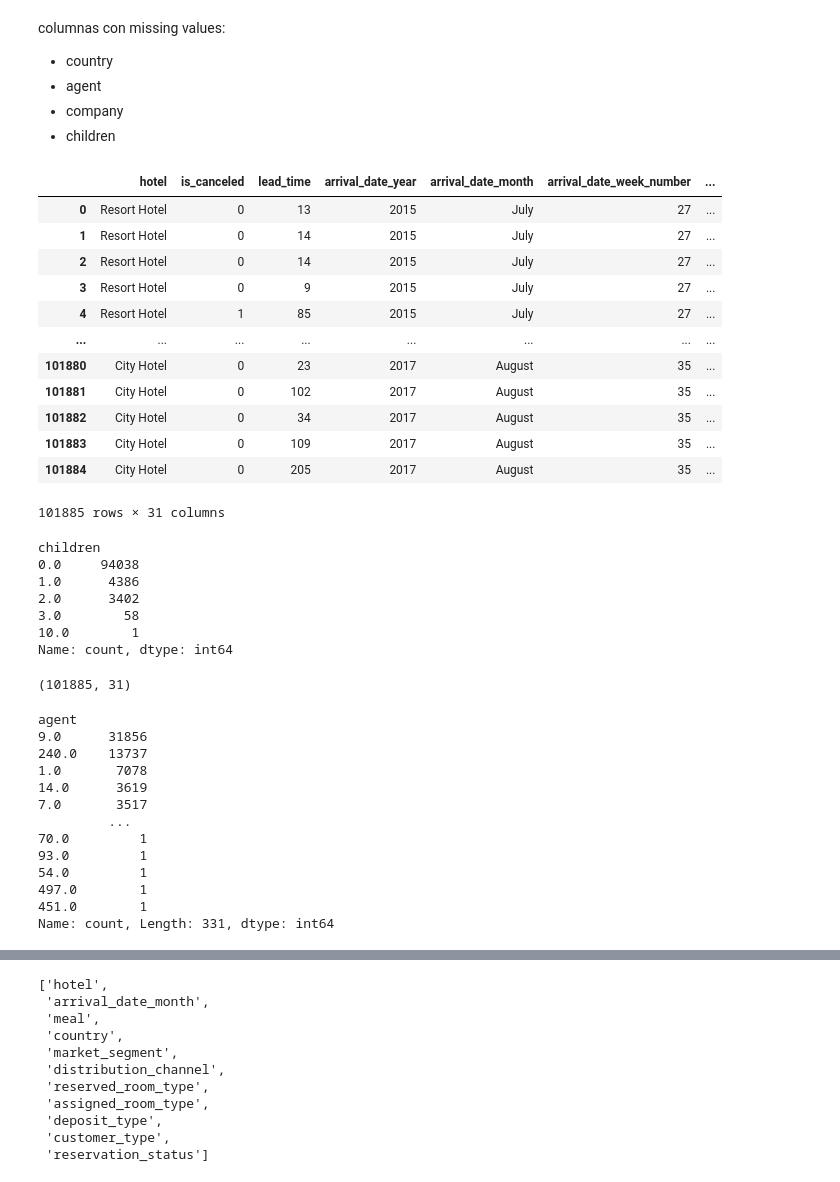
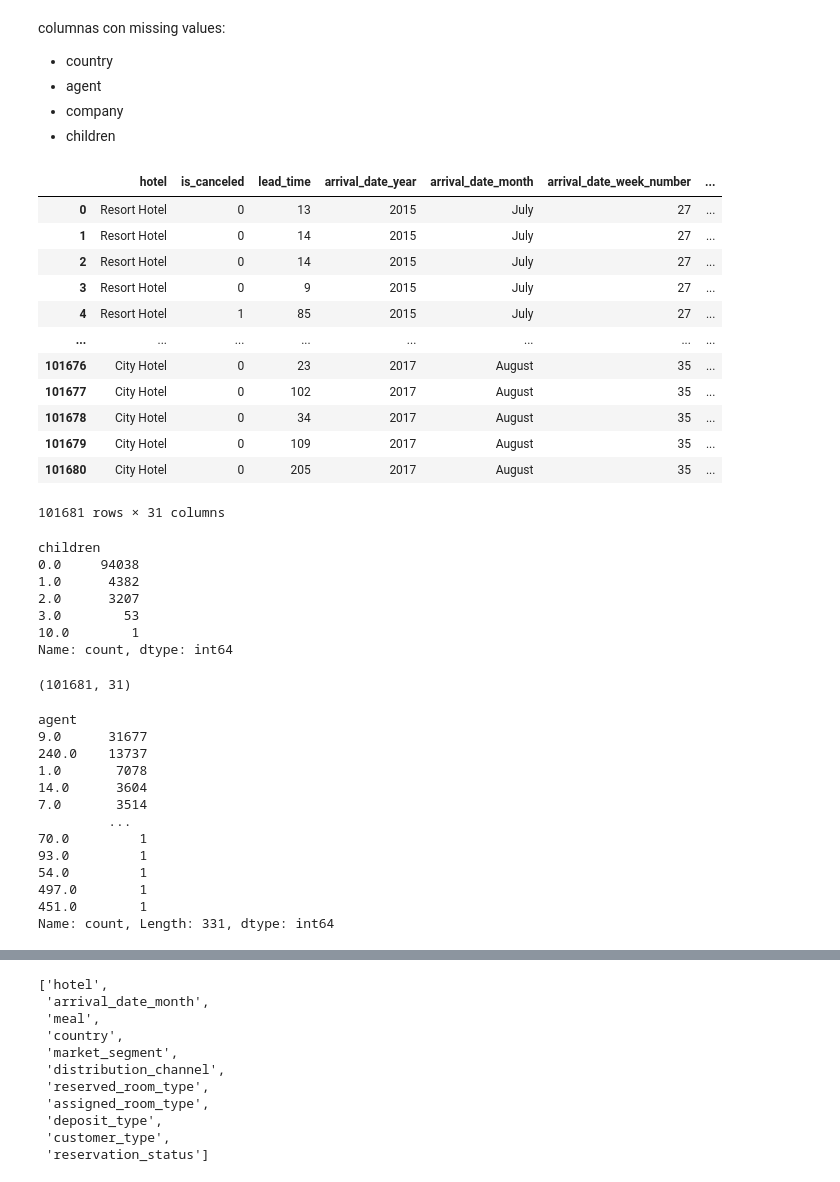
Before and after one commit to JohnChirinos/BI, a Jupyter notebook: Cancelaciones.ipynb, the cells around one changed output, grey strips where cells are left out. Cells and saved outputs as stored; diff of their text form; code cells hidden in the pictures.

Commit message:
eliminar niños sin adultos

```diff
--- a/Cancelaciones.ipynb
+++ b/Cancelaciones.ipynb
@@ -225,50 +225,51 @@ columnas con missing values:
 #rellenamos a chidren
 # %%
 df['agent'].value_counts()
-df = df[(df["agent"].notna())  & (df["country"].notna())  & (df["children"].notna()) & (df["adr"] > 0)  ]
+df = df[(df["agent"].notna())  & (df["country"].notna())  & (df["children"].notna()) & (df["adr"] > 0) & ~((df["children"] > 0) & (df["adults"] == 0))  ]
 # agregue adr porque tiene valores negativos en el describe y pues esta mal tener  un average en negativo  adr = Average Daily Rate
+# eliminamos reservas que solo tienen niños pero ningun adulto lo cual no tiene sentido
 df.reset_index(drop=True, inplace=True)
 # en este paso borramos todos los Nans que tenemos
 df
 # %% [output]
 |  | hotel | is_canceled | lead_time | arrival_date_year | arrival_date_month | arrival_date_week_number | ... |
 | 0 | Resort Hotel | 0 | 13 | 2015 | July | 27 | ... |
 | 1 | Resort Hotel | 0 | 14 | 2015 | July | 27 | ... |
 | 2 | Resort Hotel | 0 | 14 | 2015 | July | 27 | ... |
 | 3 | Resort Hotel | 0 | 9 | 2015 | July | 27 | ... |
 | 4 | Resort Hotel | 1 | 85 | 2015 | July | 27 | ... |
 | ... | ... | ... | ... | ... | ... | ... | ... |
-| 101880 | City Hotel | 0 | 23 | 2017 | August | 35 | ... |
-| 101881 | City Hotel | 0 | 102 | 2017 | August | 35 | ... |
-| 101882 | City Hotel | 0 | 34 | 2017 | August | 35 | ... |
-| 101883 | City Hotel | 0 | 109 | 2017 | August | 35 | ... |
-| 101884 | City Hotel | 0 | 205 | 2017 | August | 35 | ... |
+| 101676 | City Hotel | 0 | 23 | 2017 | August | 35 | ... |
+| 101677 | City Hotel | 0 | 102 | 2017 | August | 35 | ... |
+| 101678 | City Hotel | 0 | 34 | 2017 | August | 35 | ... |
+| 101679 | City Hotel | 0 | 109 | 2017 | August | 35 | ... |
+| 101680 | City Hotel | 0 | 205 | 2017 | August | 35 | ... |
-101885 rows × 31 columns
+101681 rows × 31 columns
 # %%
 df["children"].value_counts()
 # %% [output]
 children
 0.0     94038
-1.0      4386
-2.0      3402
-3.0        58
+1.0      4382
+2.0      3207
+3.0        53
 10.0        1
 Name: count, dtype: int64
 # %%
 df.shape
 # perdimos unos 17k filas pero no afecta tanto al análisis
 # %% [output]
-(101885, 31)
+(101681, 31)
 # %%
 df['agent'].value_counts()
 # revisamos que no tengamos valores raros
 # %% [output]
 agent
-9.0      31856
+9.0      31677
 240.0    13737
 1.0       7078
-14.0      3619
-7.0       3517
+14.0      3604
+7.0       3514
          ...
 70.0         1
 93.0         1
```
Also changed, not shown: parts of 8 cells of this notebook.
